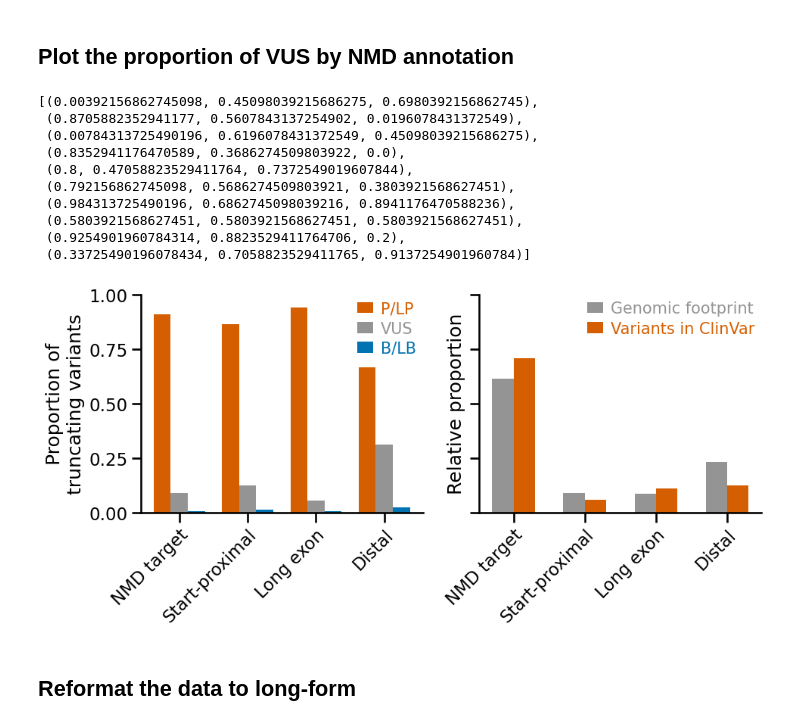
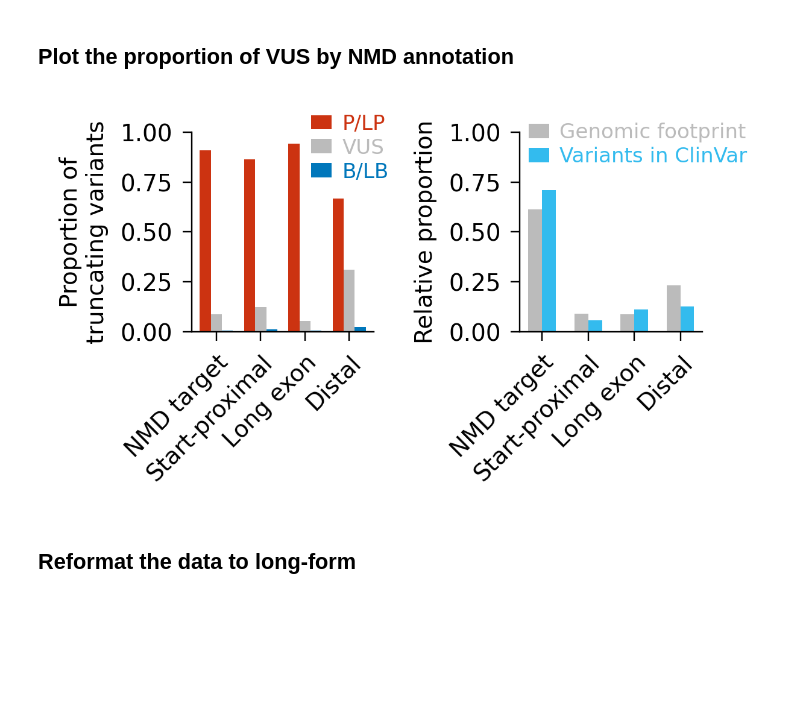
Before and after one commit to alexblakes/regional_nonsense_constraint, a Jupyter notebook: scripts_plots/clinvar_plots.ipynb, the cells around one changed output. Cells and saved outputs as stored; diff of their text form; code cells hidden in the pictures; blank space fills up the shorter version.

Commit message:
Rerun ClinVar plots with new plot style

```diff
--- a/scripts_plots/clinvar_plots.ipynb
+++ b/scripts_plots/clinvar_plots.ipynb
@@ -11,0 +14,11 @@ import seaborn as sns
+# %%
+# Choose style sheet(s)
+plt.style.use("plot_styles/default.mplstyle")
+
+# Import functions from the _color_tools notebook
+%run _color_tools.ipynb
+
+# Assign the color palette to a variable.
+# Individual colors can be selected by index (e.g. C[0])
+C = sns.color_palette().as_hex()
+sns.color_palette()
@@ -30,32 +52,18 @@ b = data.xs("B/LB", level="acmg")[region_order]
 ## Data for Axes 2
 exp = [0.613, 0.088, 0.087, 0.232]  # Genomic footprint of NMD regions
 obs = df["variant_region"].value_counts(normalize=True)[region_order]
-# %%
-# Choose the colorblind palette
-sns.color_palette("colorblind")
-# %% [output]
-[(0.00392156862745098, 0.45098039215686275, 0.6980392156862745),
- (0.8705882352941177, 0.5607843137254902, 0.0196078431372549),
- (0.00784313725490196, 0.6196078431372549, 0.45098039215686275),
- (0.8352941176470589, 0.3686274509803922, 0.0),
- (0.8, 0.47058823529411764, 0.7372549019607844),
- (0.792156862745098, 0.5686274509803921, 0.3803921568627451),
- (0.984313725490196, 0.6862745098039216, 0.8941176470588236),
- (0.5803921568627451, 0.5803921568627451, 0.5803921568627451),
- (0.9254901960784314, 0.8823529411764706, 0.2),
- (0.33725490196078434, 0.7058823529411765, 0.9137254901960784)]
 # %%
 # Figure and colour scheme
-fig, (ax1, ax2) = plt.subplots(1, 2, figsize=(10, 5), layout="tight", sharey=True)
+fig, (ax1, ax2) = plt.subplots(1, 2, figsize=(3.5, 2), layout="tight",)
 col = sns.color_palette("colorblind").as_hex()
 
 # Axes 1
 ticks = np.arange(len(p))
 width = 0.25
 
-ax1.bar(x = ticks, height=p, width=width, color=col[3], label="P/LP")
-ax1.bar(x = ticks + width, height=v, width=width, color=col[-3], label="VUS")
-ax1.bar(x = ticks + 2*width, height=b, width=width, color=col[0], label="B/LB")
+ax1.bar(x=ticks, height=p, width=width, color=C[3], label="P/LP")
+ax1.bar(x=ticks + width, height=v, width=width, color=C[-2], label="VUS")
+ax1.bar(x= (ticks + 2 * width), height=b, width=width, color=C[0], label="B/LB")
 
 ax1.set_xlabel(None)
 ax1.set_ylabel("Proportion of\ntruncating variants")
@@ -65,56 +73,42 @@ ax1.set_xticks(
     rotation=45,
     ha="right",
     rotation_mode="anchor",
 )
 ax1.set_yticks(ticks=[0, 0.25, 0.5, 0.75, 1])
-ax1.set_ylim(0,1)
-ax1.spines[["top", "right"]].set_visible(False)
+ax1.set_ylim(0, 1)
 ax1.legend(
     title=None,
-    frameon=False,
-    fontsize="small",
-    labelspacing=0.3,
-    columnspacing=1,
-    handlelength=1,
-    handletextpad=0.5,
-    borderaxespad=0,
-    labelcolor="linecolor",
+    loc="lower left",
+    bbox_to_anchor=(0.6,0.7)
 )
 
 # Axes 2
 ticks = np.arange(len(exp))
 width = 0.3
 
-ax2.bar(x=ticks, height=exp, width=width, color=col[7], label="Genomic footprint")
+ax2.bar(x=ticks, height=exp, width=width, color=C[-2], label="Genomic footprint")
 ax2.bar(
-    x=ticks + width, height=obs, width=width, color=col[3], label="Variants in ClinVar"
+    x=ticks + width, height=obs, width=width, color=C[4], label="Variants in ClinVar"
 )
 
 ax2.set_xticks(
     ticks=(ticks + width / 2),
     labels=region_labels,
     rotation=45,
     ha="right",
     rotation_mode="anchor",
 )
+ax2.set_yticks(ticks=[0, 0.25, 0.5, 0.75, 1])
 ax2.set_ylabel("Relative proportion")
 
-ax2.spines[["top", "right"]].set_visible(False)
-
 ax2.legend(
-    frameon=False,
-    labelcolor="linecolor",
-    fontsize="small",
-    labelspacing=0.3,
-    columnspacing=1,
-    handlelength=1,
-    handletextpad=0.5,
-    borderaxespad=0,
+    loc="upper right",
+    bbox_to_anchor=(1.3, 1.1)
 )
 
 plt.savefig("../plots/clinvar_variants_by_region.svg", format="svg")
 # %% [output]
-[figure, old version]
+[figure, new version]
 # %% [markdown]
 ## Reformat the data to long-form
 # %%
```
Also changed, not shown: parts of 4 cells of this notebook.
